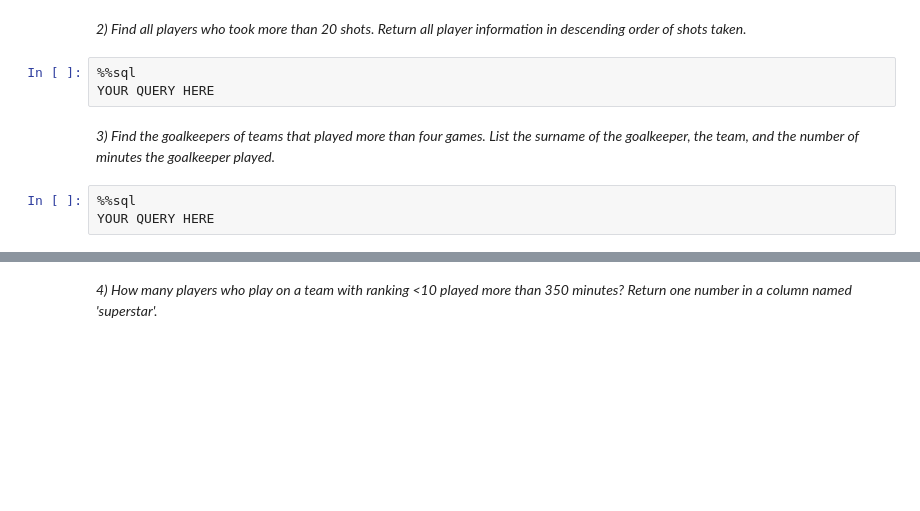
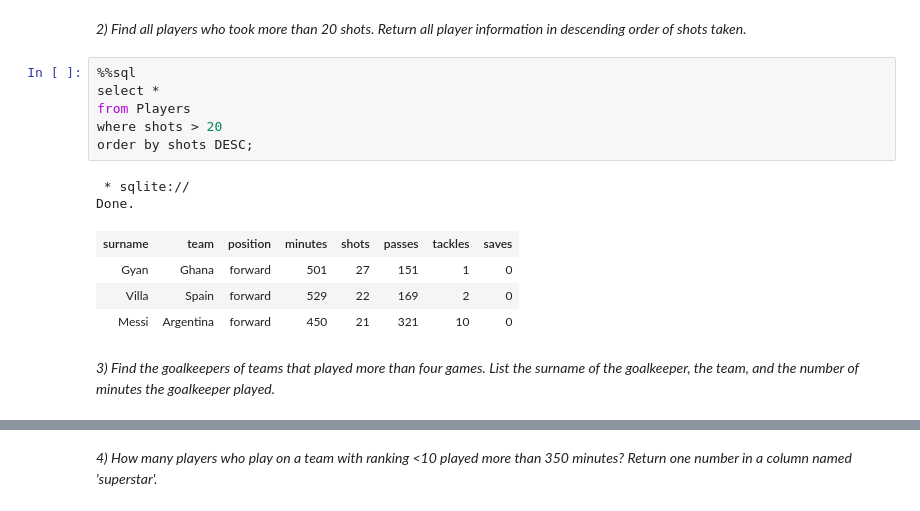
Before and after one commit to MattV17/Data-Science-Activities, a Jupyter notebook: SQLBasic.ipynb, the cells around one changed output, grey strips where cells are left out. Cells and saved outputs as stored; diff of their text form; blank space fills up the shorter version.

```diff
--- a/SQLBasic.ipynb
+++ b/SQLBasic.ipynb
@@ -470,10 +684,17 @@ YOUR QUERY HERE
 # %% [markdown]
 *2) Find all players who took more than 20 shots. Return all player information in descending order of shots taken.*
-# %%
-%%sql
-YOUR QUERY HERE
+# %%
+%%sql
+select *
+from Players
+where shots > 20
+order by shots DESC;
+# %% [output]
+ * sqlite://
+Done.
+| surname | team | position | minutes | shots | passes | tackles | saves |
+| Gyan | Ghana | forward | 501 | 27 | 151 | 1 | 0 |
+| Villa | Spain | forward | 529 | 22 | 169 | 2 | 0 |
+| Messi | Argentina | forward | 450 | 21 | 321 | 10 | 0 |
 # %% [markdown]
 *3) Find the goalkeepers of teams that played more than four games. List the surname of the goalkeeper, the team, and the number of minutes the goalkeeper played.*
-# %%
-%%sql
-YOUR QUERY HERE
```
Also changed, not shown: parts of 57 cells of this notebook.
